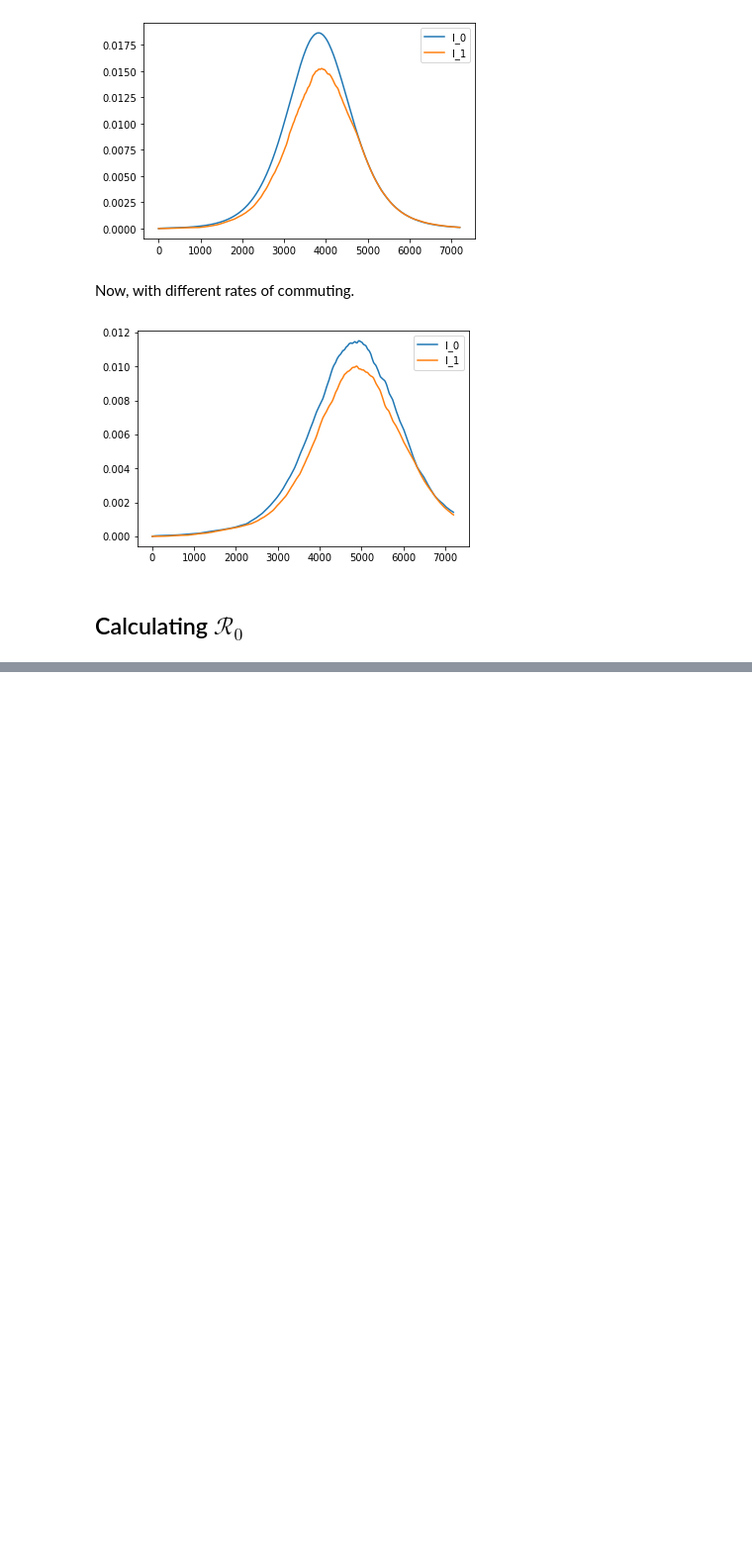
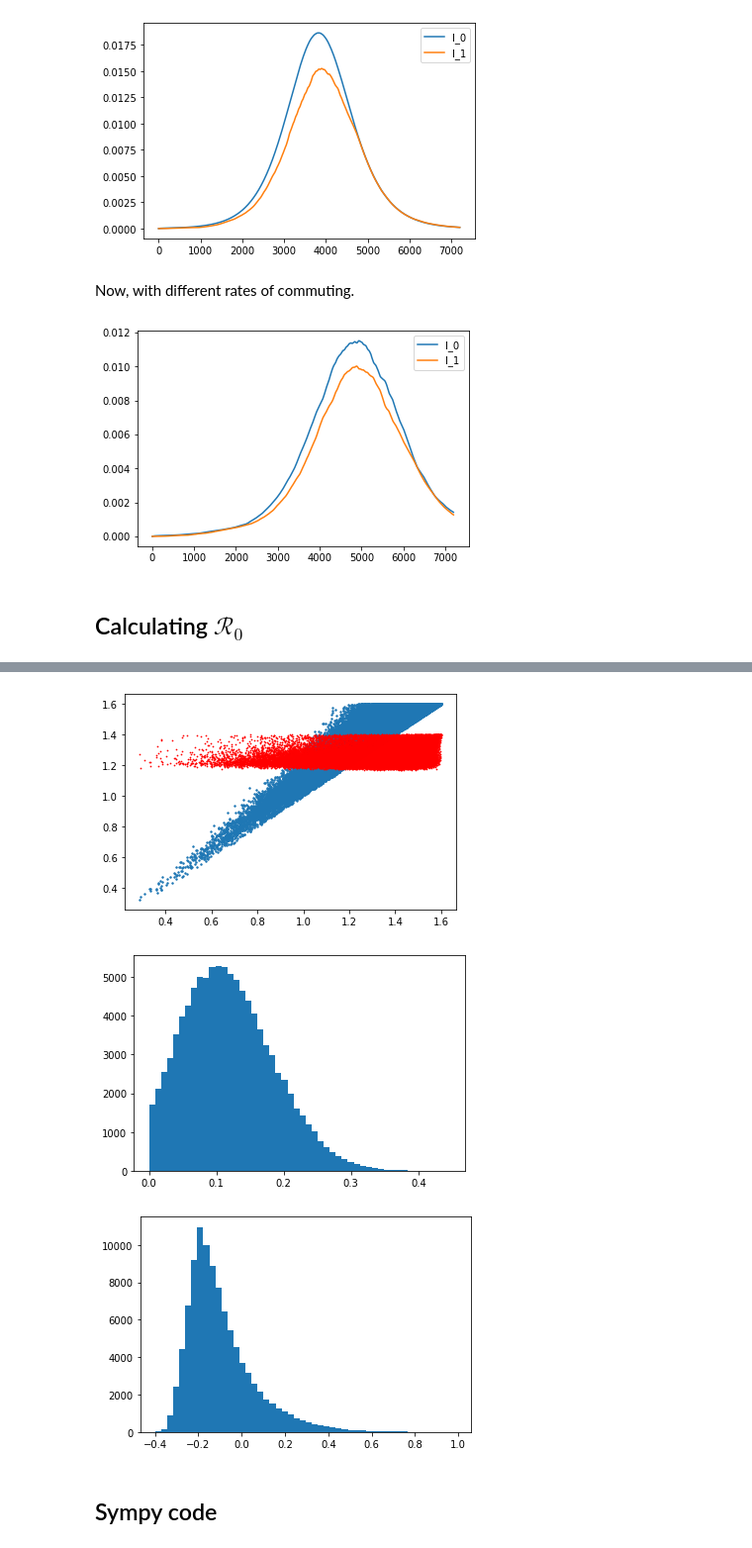
Before and after one commit to lucasmoschen/optimal-vaccination-networks, a Jupyter notebook: notebooks/robot_dance_model.ipynb, the cells around one changed output, grey strips where cells are left out. Shown at 99% size. Saved outputs shown, nothing was run; the diff lists cells and outputs as text; code cells hidden in the pictures; blank space fills up the shorter version.

```diff
--- a/notebooks/robot_dance_model.ipynb
+++ b/notebooks/robot_dance_model.ipynb
@@ -350,0 +247,42 @@ r0_calc(beta)
+# %%
+gamma = 0.5
+r0_list = np.zeros(100000)
+r01_list = np.zeros(100000)
+r0_differ = np.zeros_like(r0_list)
+
+for i in range(100000):
+
+    alpha = np.random.uniform(0, 1)
+    populations = np.random.uniform(1, 100, size=5)
+    populations = 100 * np.sort(populations)[::-1]
+
+    beta = np.random.uniform(0.0, 0.8, size=5)
+    beta[0] = np.random.uniform(max(beta), 0.8)
+
+    P1 = np.random.uniform(0, 1, size=5)
+    P1[0] = 1.0
+
+    a = r0_calc(beta, populations, P1, alpha, gamma)
+    r0_list[i] = a
+    r01_list[i] = beta[0]/gamma
+
+    populations = np.array([1.0, 1.0, 1.0, 1.0, 1.0])
+    beta = np.array([0.7, 0.5, 0.5, 0.5, 0.5])
+    b = r0_calc(beta, populations, P1, alpha, gamma)
+    r0_differ[i] = b
+# %%
+plt.scatter(r0_list, r01_list, s=2)
+plt.scatter(r0_list, r0_differ, s=0.5, color='red')
+plt.show()
+
+plt.hist(r01_list - r0_list, bins=50)
+plt.show()
+
+plt.hist(r0_differ - r0_list, bins=50)
+plt.show()
+# %% [output]
+[figure, added]
+[figure, added]
+[figure, added]
+# %% [markdown]
+## Sympy code
```
Also changed, not shown: parts of 22 cells of this notebook.
